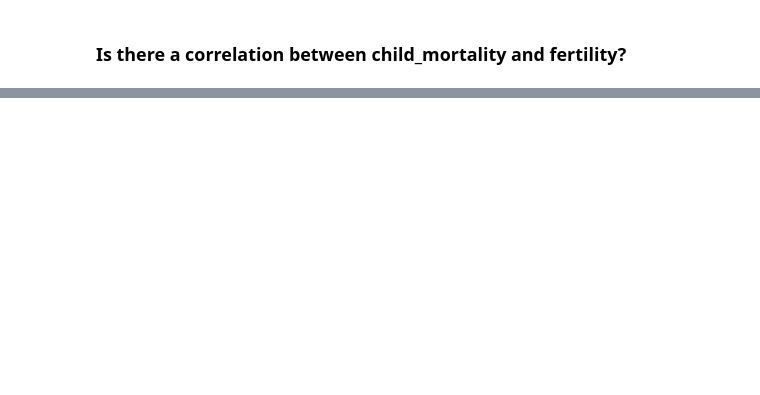
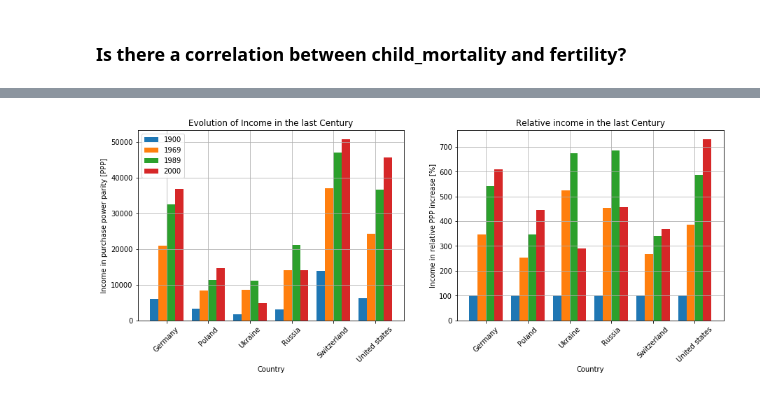
Before and after one commit to schorschie/udacity, a Jupyter notebook: project_02/Gapminder World Dataset Investigation.ipynb, the cells around one changed output, grey strips where cells are left out. Drawn from its saved outputs; the diff is of its cells as text; code cells hidden in the pictures; blank space fills up the shorter version.

```diff
--- a/project_02/Gapminder World Dataset Investigation.ipynb
+++ b/project_02/Gapminder World Dataset Investigation.ipynb
@@ -316,0 +382,40 @@ Additionally I investigate further questions:
+# %%
+income_1900 = final_df['income'].loc[1900]
+income_1969 = final_df['income'].loc[1969]
+income_1989 = final_df['income'].loc[1989]
+income_2000 = final_df['income'].loc[2000]
+rel_income_1900 = income_1900 / income_1900 * 100
+rel_income_1969 = income_1969 / income_1900 * 100
+rel_income_1989 = income_1989 / income_1900 * 100
+rel_income_2000 = income_2000 / income_1900 * 100
+
+nice_strings = lambda x:  x[0].upper() + x[1:].replace('_', ' ')
+xlabels = list(map(nice_strings, income_1900.index))
+xticks = np.arange(len(xlabels))
+
+_, ax = plt.subplots(1, 2, figsize=(15, 5));
+
+ax[0].bar(xticks-0.3, income_1900.values, width=0.2, label='1900');
+ax[0].bar(xticks-0.1, income_1969.values, width=0.2, label='1969');
+ax[0].bar(xticks+0.1, income_1989.values, width=0.2, label='1989');
+ax[0].bar(xticks+0.3, income_2000.values, width=0.2, label='2000');
+ax[0].grid(True);
+ax[0].legend(loc='upper left');
+ax[0].set_xlabel('Country');
+ax[0].set_ylabel('Income in purchase power parity [PPP]');
+ax[0].set_xticks(xticks);
+ax[0].set_xticklabels(xlabels, rotation=45);
+ax[0].set_title('Evolution of Income in the last Century');
+
+ax[1].bar(xticks-0.3, rel_income_1900.values, width=0.2, label='1900');
+ax[1].bar(xticks-0.1, rel_income_1969.values, width=0.2, label='1969');
+ax[1].bar(xticks+0.1, rel_income_1989.values, width=0.2, label='1989');
+ax[1].bar(xticks+0.3, rel_income_2000.values, width=0.2, label='2000');
+ax[1].grid(True);
+ax[1].set_xlabel('Country');
+ax[1].set_ylabel('Income in relative PPP increase [%]');
+ax[1].set_xticks(xticks);
+ax[1].set_xticklabels(xlabels, rotation=45);
+ax[1].set_title('Relative income in the last Century');
+# %% [output]
+[figure, added]
```
Also changed, not shown: parts of 24 cells of this notebook.
